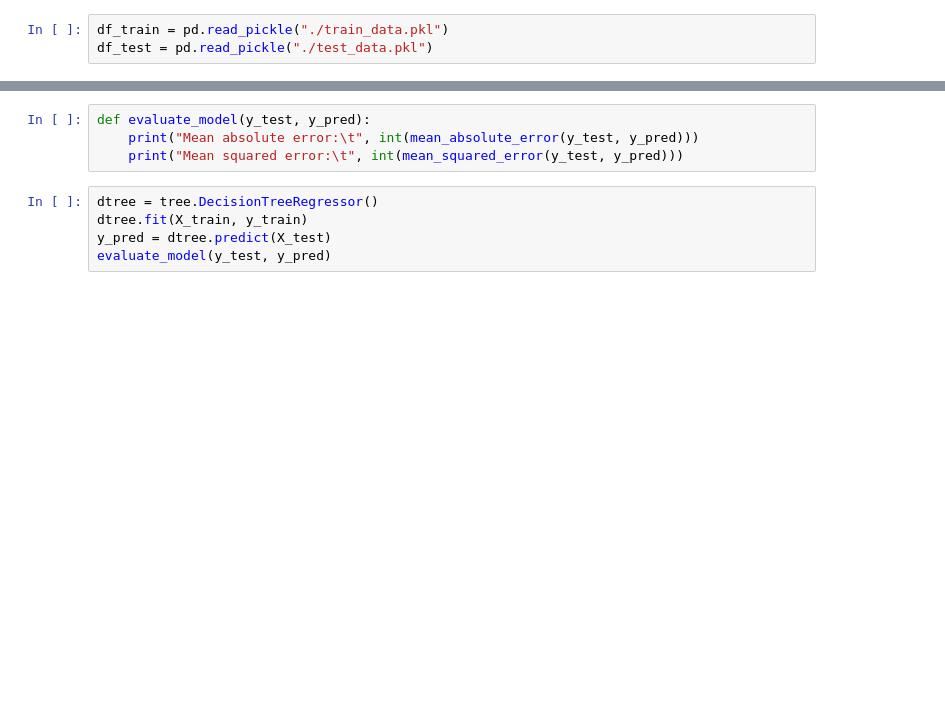
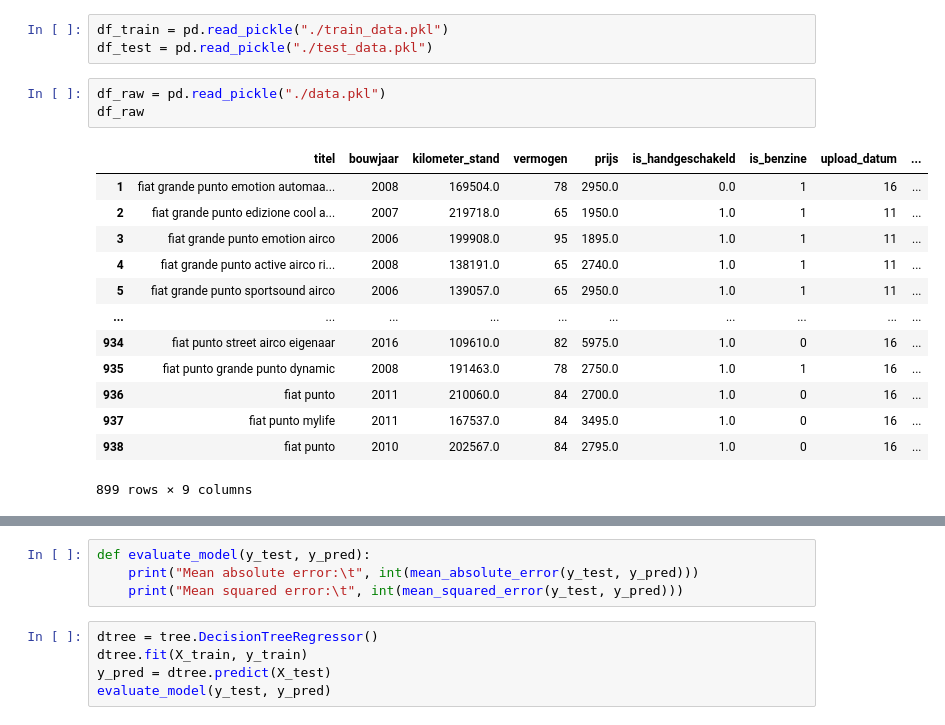
Before and after one commit to marcusabu/Autos, a Jupyter notebook: models/3. Random forest.ipynb, the cells around one changed output, grey strips where cells are left out. Saved outputs shown, nothing was run; the diff lists cells and outputs as text; blank space fills up the shorter version.

```diff
--- a/models/3. Random forest.ipynb
+++ b/models/3. Random forest.ipynb
@@ -21,3 +29,20 @@ warnings.filterwarnings('ignore')
 # %%
 df_train = pd.read_pickle("./train_data.pkl")
 df_test = pd.read_pickle("./test_data.pkl")
+# %%
+df_raw = pd.read_pickle("./data.pkl")
+df_raw
+# %% [output]
+|  | titel | bouwjaar | kilometer_stand | vermogen | prijs | is_handgeschakeld | is_benzine | upload_datum | ... |
+| 1 | fiat grande punto emotion automaa... | 2008 | 169504.0 | 78 | 2950.0 | 0.0 | 1 | 16 | ... |
+| 2 | fiat grande punto edizione cool a... | 2007 | 219718.0 | 65 | 1950.0 | 1.0 | 1 | 11 | ... |
+| 3 | fiat grande punto emotion airco | 2006 | 199908.0 | 95 | 1895.0 | 1.0 | 1 | 11 | ... |
+| 4 | fiat grande punto active airco ri... | 2008 | 138191.0 | 65 | 2740.0 | 1.0 | 1 | 11 | ... |
+| 5 | fiat grande punto sportsound airco | 2006 | 139057.0 | 65 | 2950.0 | 1.0 | 1 | 11 | ... |
+| ... | ... | ... | ... | ... | ... | ... | ... | ... | ... |
+| 934 | fiat punto street airco eigenaar | 2016 | 109610.0 | 82 | 5975.0 | 1.0 | 0 | 16 | ... |
+| 935 | fiat punto grande punto dynamic | 2008 | 191463.0 | 78 | 2750.0 | 1.0 | 1 | 16 | ... |
+| 936 | fiat punto | 2011 | 210060.0 | 84 | 2700.0 | 1.0 | 0 | 16 | ... |
+| 937 | fiat punto mylife | 2011 | 167537.0 | 84 | 3495.0 | 1.0 | 0 | 16 | ... |
+| 938 | fiat punto | 2010 | 202567.0 | 84 | 2795.0 | 1.0 | 0 | 16 | ... |
+899 rows × 9 columns
```
Also changed, not shown: parts of 8 cells of this notebook, 10 other files.
